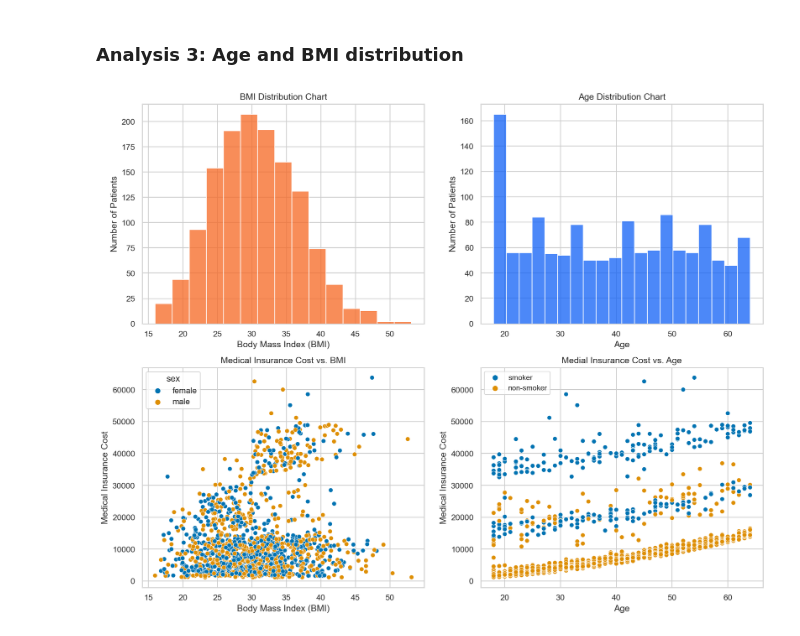
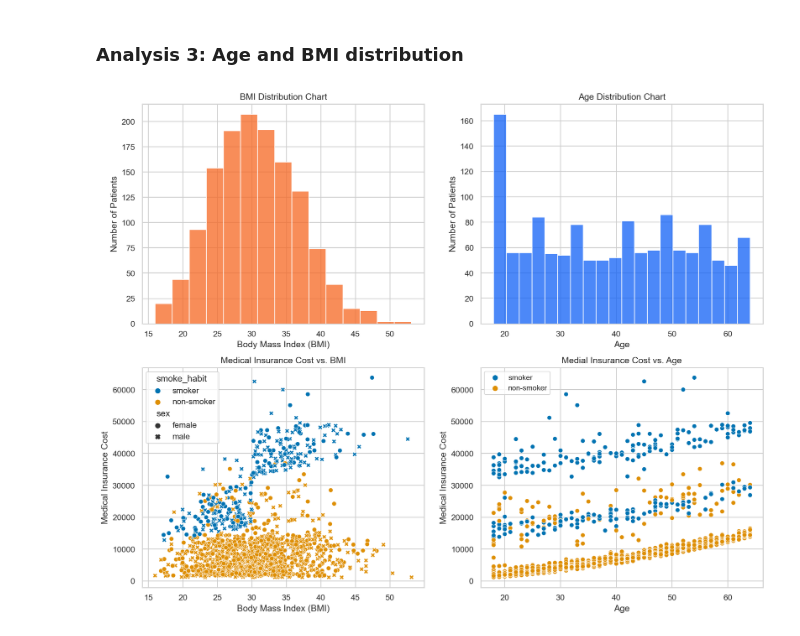
Before and after one commit to breyenguyen/datascienceportfolio, a Jupyter notebook: us-medical-insurance-costs (EDAver).ipynb, the cells around one changed output. Cells and saved outputs as stored; diff of their text form; code cells hidden in the pictures.

```diff
--- a/us-medical-insurance-costs (EDAver).ipynb
+++ b/us-medical-insurance-costs (EDAver).ipynb
@@ -152,22 +152,22 @@ plt.show()
 # %%
 fig, axs = plt.subplots(ncols=2,nrows=2,figsize=(15,12), dpi=150)
 
 ## Age and BMI distribution
 sns.histplot(data=dataset.age, color='#1060F6', bins=20, ax=axs[0][1]
             ).set(xlabel='Age',ylabel='Number of Patients',title='Age Distribution Chart')
 sns.histplot(dataset.bmi, color='#F66722', bins=15, ax=axs[0][0]
             ).set(xlabel='Body Mass Index (BMI)',ylabel='Number of Patients',title='BMI Distribution Chart')
 plt.cla()
 ## Scatter plot for medical insurance cost and BMI
-sns.scatterplot(data=dataset, x='bmi', y='charges', hue='sex', palette='colorblind', ax=axs[1][0]
+sns.scatterplot(data=dataset, x='bmi', y='charges', hue='smoke_habit', style='sex', palette='colorblind', ax=axs[1][0]
                ).set(xlabel='Body Mass Index (BMI)',ylabel='Medical Insurance Cost',
                      title='Medical Insurance Cost vs. BMI')
 
 ## Scatter plot for medical insurance cost and age
 sns.scatterplot(data=dataset, x='age',y='charges', hue='smoke_habit', ax=axs[1][1],
                 palette='colorblind').set(xlabel='Age',ylabel='Medical Insurance Cost',
                                           title='Medial Insurance Cost vs. Age')
 plt.legend(title='', fontsize='medium', loc='upper left')
 plt.show()
 # %% [output]
-[figure, old version]
+[figure, new version]
```
